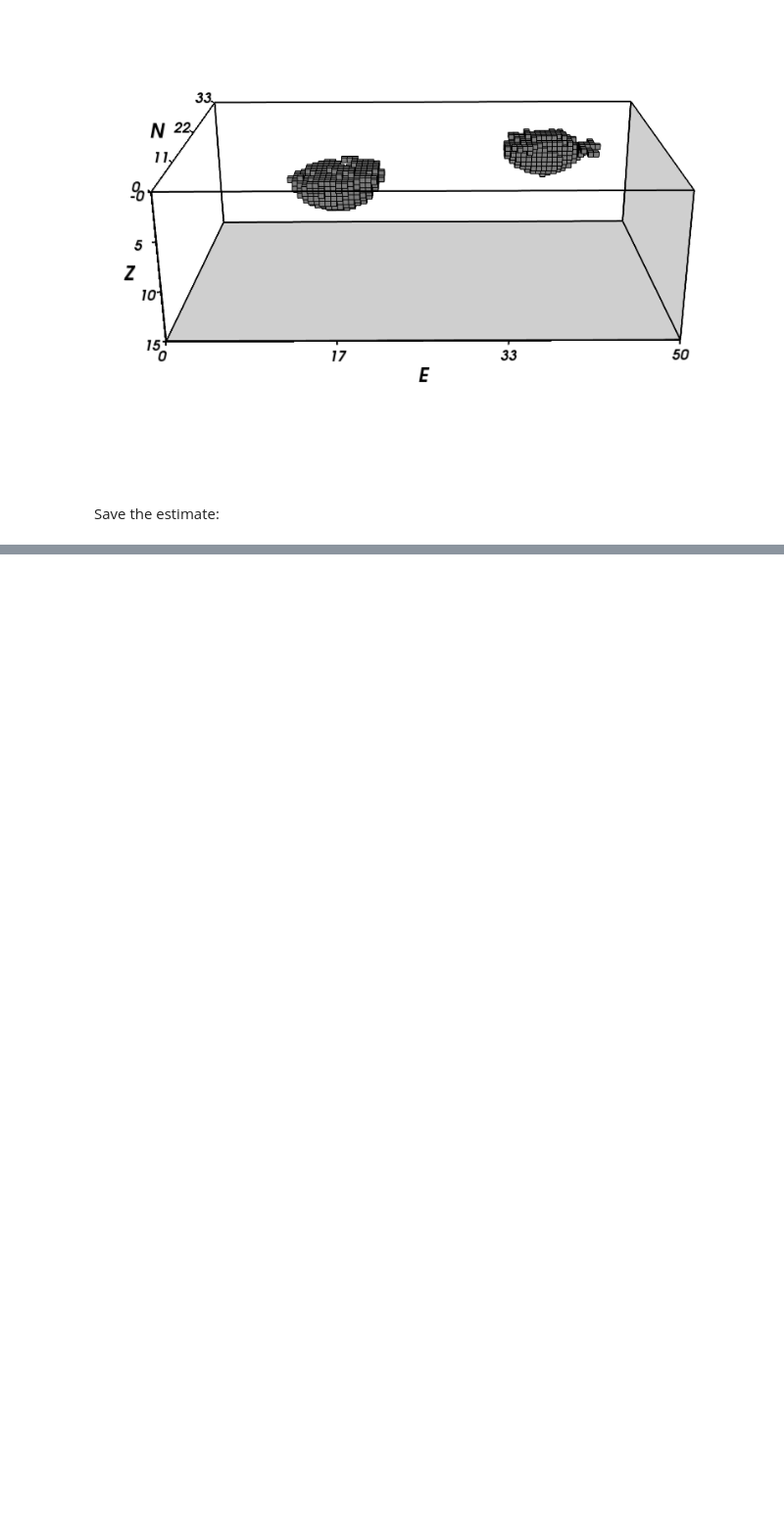
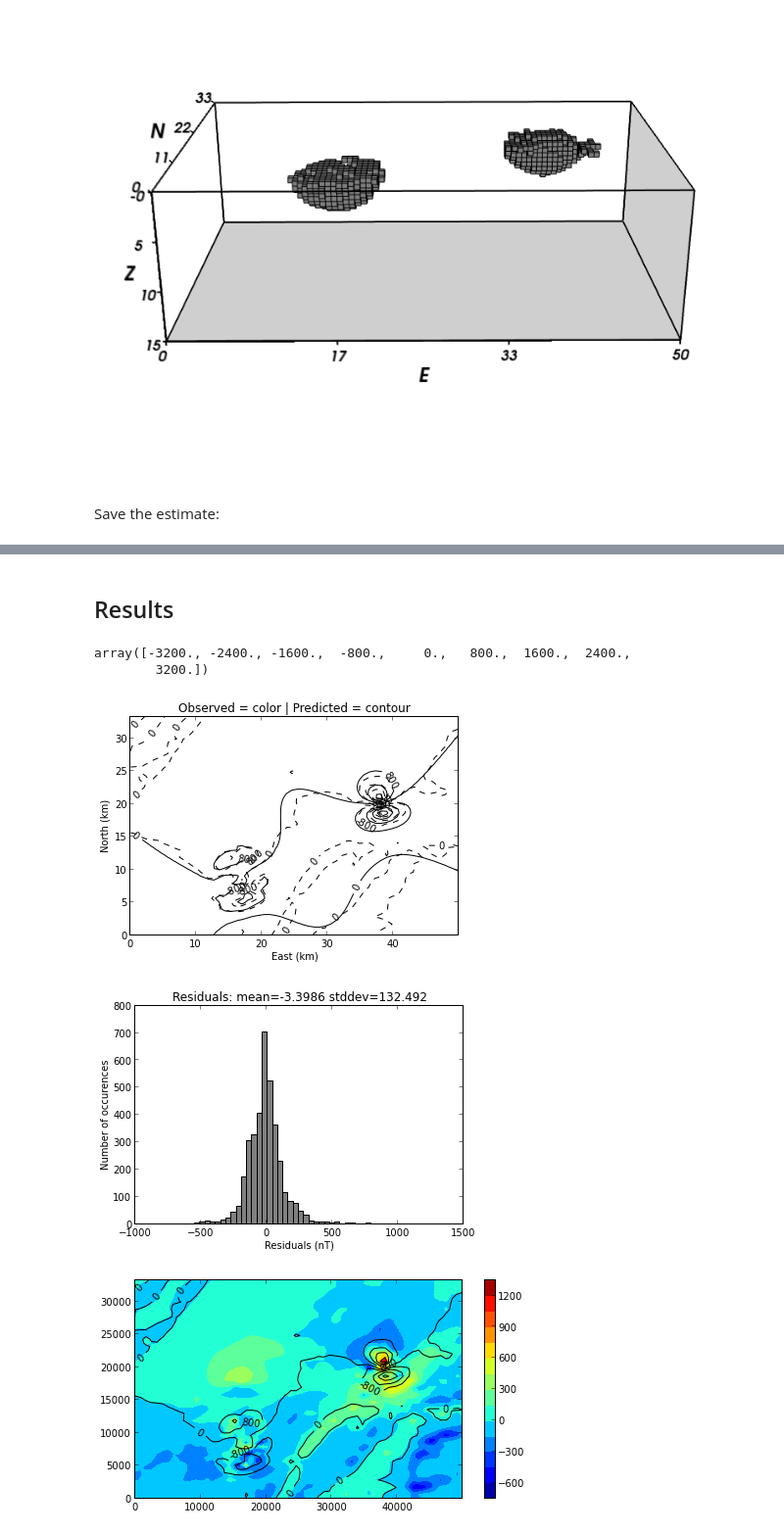
Before and after one commit to leouieda/agu-cancun2013, a Jupyter notebook: morro-do-engenho/ME-A2-inversion.ipynb, the cells around one changed output, grey strips where cells are left out. Shown at 98% size. Drawn from its saved outputs; the diff is of its cells as text; code cells hidden in the pictures; blank space fills up the shorter version.

```diff
--- a/morro-do-engenho/ME-A2-inversion.ipynb
+++ b/morro-do-engenho/ME-A2-inversion.ipynb
@@ -212,0 +272,32 @@ np.savetxt('ME-A2-predicted.txt', np.transpose([x, y, z, predicted[0]]))
+# %% [markdown]
+## Results
+# %%
+mpl.figure()
+shape = (60, 60)
+mpl.title("Observed = color | Predicted = contour")
+mpl.axis('scaled')
+levels = mpl.contour(y, x, tf, shape, 10, interp=True, style='dashed')
+#mpl.colorbar()
+mpl.contour(y, x, predicted2[0], shape, levels, interp=True)
+mpl.xlabel('East (km)')
+mpl.ylabel('North (km)')
+mpl.m2km()
+
+mpl.figure()
+mpl.title('Residuals: mean=%g stddev=%g' % (residuals.mean(), residuals.std()))
+mpl.hist(residuals, bins=50, color='gray')
+mpl.xlabel('Residuals (nT)')
+mpl.ylabel('Number of occurences')
+#mpl.xlim(-1000, 1000)
+
+mpl.figure(figsize=(8,4))
+mpl.axis('scaled')
+mpl.contourf(y, x, residuals, shape, 15, interp=True)
+mpl.colorbar()
+mpl.contour(y, x, tf, shape, 10, interp=True)
+# %% [output]
+array([-3200., -2400., -1600.,  -800.,     0.,   800.,  1600.,  2400.,
+        3200.])
+[figure, added]
+[figure, added]
+[figure, added]
```
Also changed, not shown: parts of 11 cells of this notebook, 1 other file.
